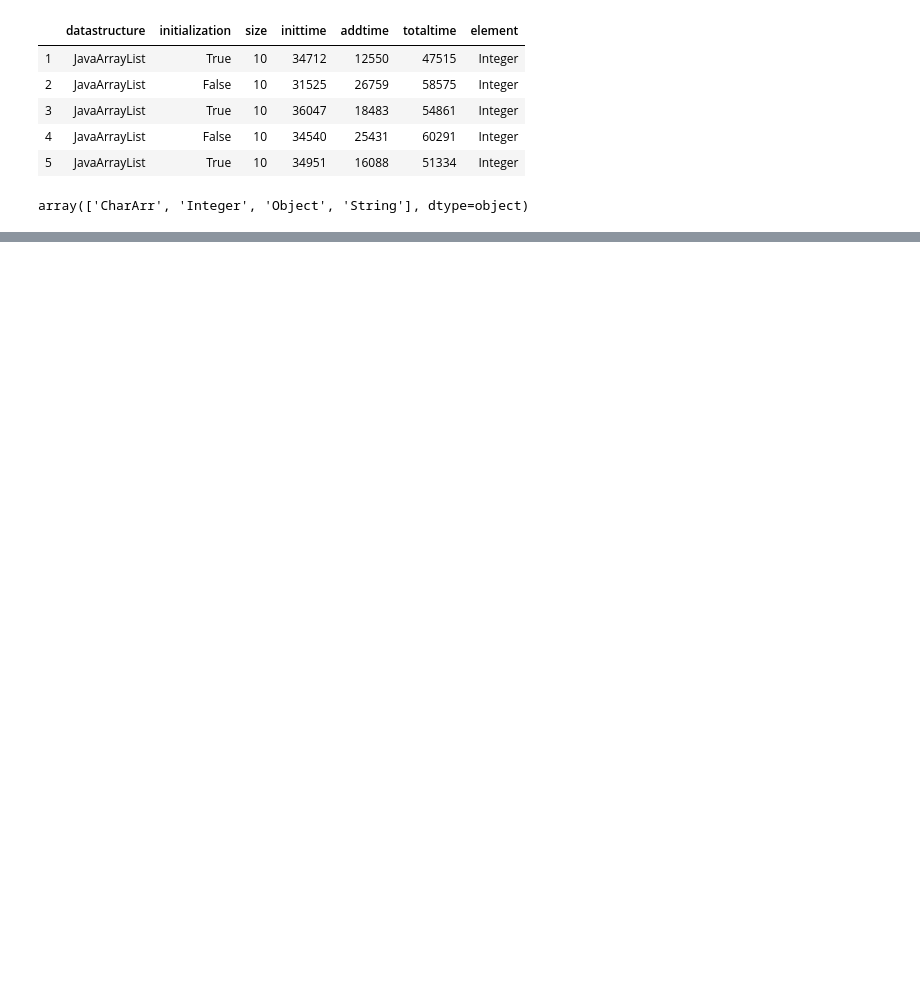
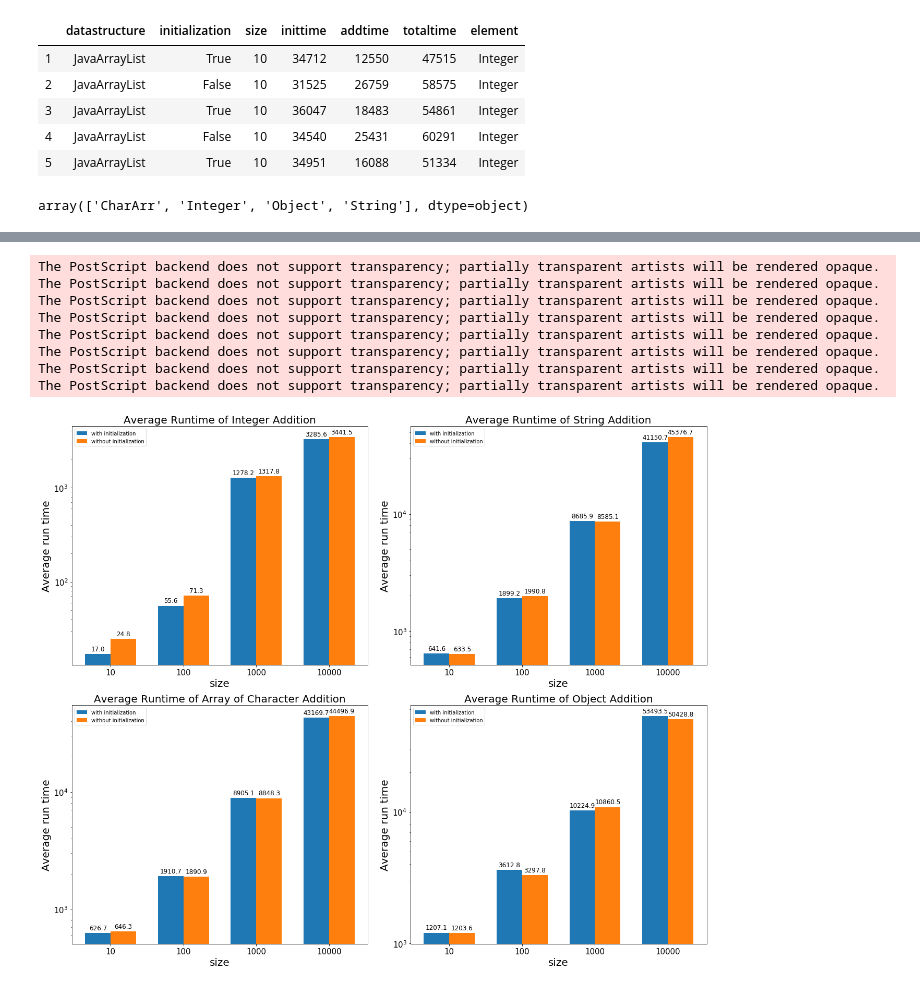
Before and after one commit to ShinsakuOkazaki/master-thesis, a Jupyter notebook: project/analysis/elements_addition_experiment.ipynb, the cells around one changed output, grey strips where cells are left out. Saved outputs shown, nothing was run; the diff lists cells and outputs as text; code cells hidden in the pictures; blank space fills up the shorter version.

```diff
--- a/project/analysis/elements_addition_experiment.ipynb
+++ b/project/analysis/elements_addition_experiment.ipynb
@@ -111,4 +62,55 @@ The PostScript backend does not support transparency; partially transparent arti
 df_rustVector = df_base[df_base["datastructure"] == "RustVector"]
 withoutInit_rust = df_rustVector[df_rustVector["initialization"] != True].groupby(['element', 'size']).mean().reset_index()
 withInit_rust = df_rustVector[df_rustVector["initialization"] == True].groupby(['element', 'size']).mean().reset_index()
+# %%
+# Barplot taking difference.
+width = 0.35
+fig, axs = plt.subplots(figsize = (18, 15), nrows=2, ncols=2)
+idx = 0
+element = ['Integer', 'String', 'CharArr', 'Object']
+for row in range(0,2):
+    for col in range(0,2):
+        average_withInit = withInit_java[withInit_java['element'] == element[idx]].addtime
+        average_withoutInit = withoutInit_java[withoutInit_java['element'] == element[idx]].addtime
+        labels = np.array([10, 100, 1000, 10000])
+        x = np.arange(len(labels))
+        rects1 = axs[row, col].bar(x - width/2, np.round(average_withInit / 1000, 1), width, label='with initialization')
+
+        rects2 = axs[row, col].bar(x + width/2, np.round(average_withoutInit / 1000, 1), width, label='without initialization')
+        if element[idx] == "CharArr":
+            axs[row, col].set_title("Average Runtime of {} Addition".format('Array of Character'), fontsize = 20)
+        else :
+            axs[row, col].set_title("Average Runtime of {} Addition".format(element[idx]), fontsize = 20)
+        axs[row, col].set_xlabel("size", fontsize=20)
+        axs[row, col].set_ylabel("Average run time", fontsize=20)
+        axs[row, col].set_xticks(x)
+        axs[row, col].set_xticklabels(labels, fontsize=15)
+        axs[row, col].yaxis.set_tick_params(labelsize=15)
+        axs[row, col].set_yscale('log')
+        axs[row, col].legend()
+        def autolabel(rects):
+            """Attach a text label above each bar in *rects*, displaying its height."""
+            for rect in rects:
+                height = rect.get_height()
+                axs[row, col].annotate('{}'.format(height),
+                            xy=(rect.get_x() + rect.get_width() / 2, height),
+                            xytext=(0, 3),  # 3 points vertical offset
+                            textcoords="offset points",
+                            ha='center', va='bottom', fontsize = 12)
+        autolabel(rects1)
+        autolabel(rects2)
+        idx += 1
+fig.tight_layout()
+fig.savefig("java_arraylist_log.eps")
+plt.show()
+# %% [output]
+The PostScript backend does not support transparency; partially transparent artists will be rendered opaque.
+The PostScript backend does not support transparency; partially transparent artists will be rendered opaque.
+The PostScript backend does not support transparency; partially transparent artists will be rendered opaque.
+The PostScript backend does not support transparency; partially transparent artists will be rendered opaque.
+The PostScript backend does not support transparency; partially transparent artists will be rendered opaque.
+The PostScript backend does not support transparency; partially transparent artists will be rendered opaque.
+The PostScript backend does not support transparency; partially transparent artists will be rendered opaque.
+The PostScript backend does not support transparency; partially transparent artists will be rendered opaque.
+[figure, added]
 # %%
```
Also changed, not shown: parts of 3 cells of this notebook, 41 other files.
